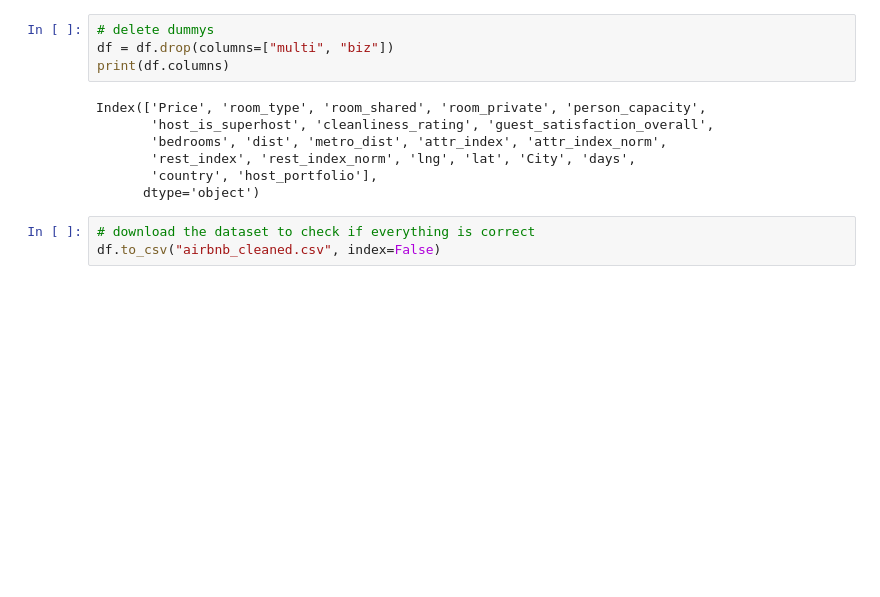
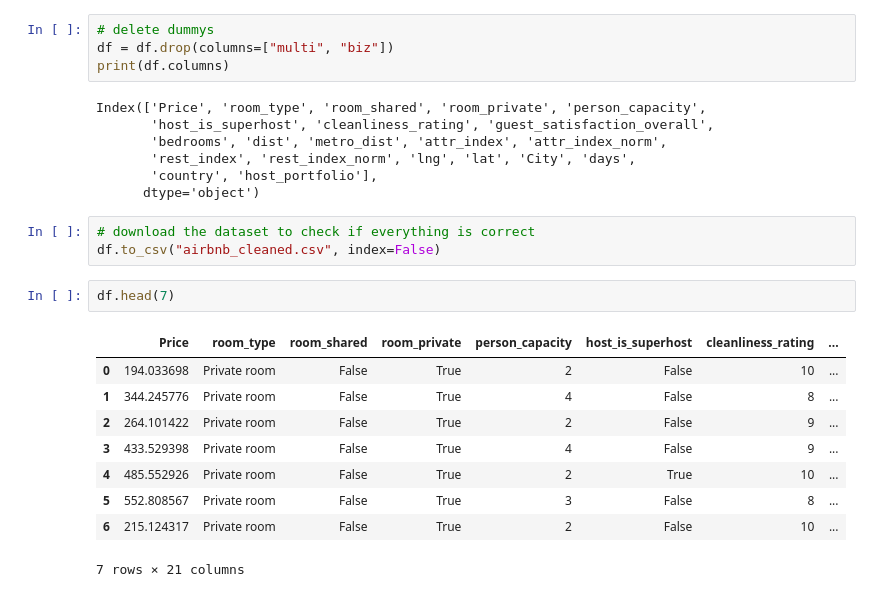
Before and after one commit to Titaniel3/ASDA_2025_Group_1_Portfolio_new, a Jupyter notebook: notebooks/Week4_Homework_neu.ipynb, the cells around one changed output. Drawn from its saved outputs; the diff is of its cells as text; blank space fills up the shorter version.

```diff
--- a/notebooks/Week4_Homework_neu.ipynb
+++ b/notebooks/Week4_Homework_neu.ipynb
@@ -192,3 +192,15 @@ Index(['Price', 'room_type', 'room_shared', 'room_private', 'person_capacity',
 # %%
 # download the dataset to check if everything is correct
 df.to_csv("airbnb_cleaned.csv", index=False)
+# %%
+df.head(7)
+# %% [output]
+|  | Price | room_type | room_shared | room_private | person_capacity | host_is_superhost | cleanliness_rating | ... |
+| 0 | 194.033698 | Private room | False | True | 2 | False | 10 | ... |
+| 1 | 344.245776 | Private room | False | True | 4 | False | 8 | ... |
+| 2 | 264.101422 | Private room | False | True | 2 | False | 9 | ... |
+| 3 | 433.529398 | Private room | False | True | 4 | False | 9 | ... |
+| 4 | 485.552926 | Private room | False | True | 2 | True | 10 | ... |
+| 5 | 552.808567 | Private room | False | True | 3 | False | 8 | ... |
+| 6 | 215.124317 | Private room | False | True | 2 | False | 10 | ... |
+7 rows × 21 columns
```
Also changed, not shown: parts of 5 cells of this notebook.
